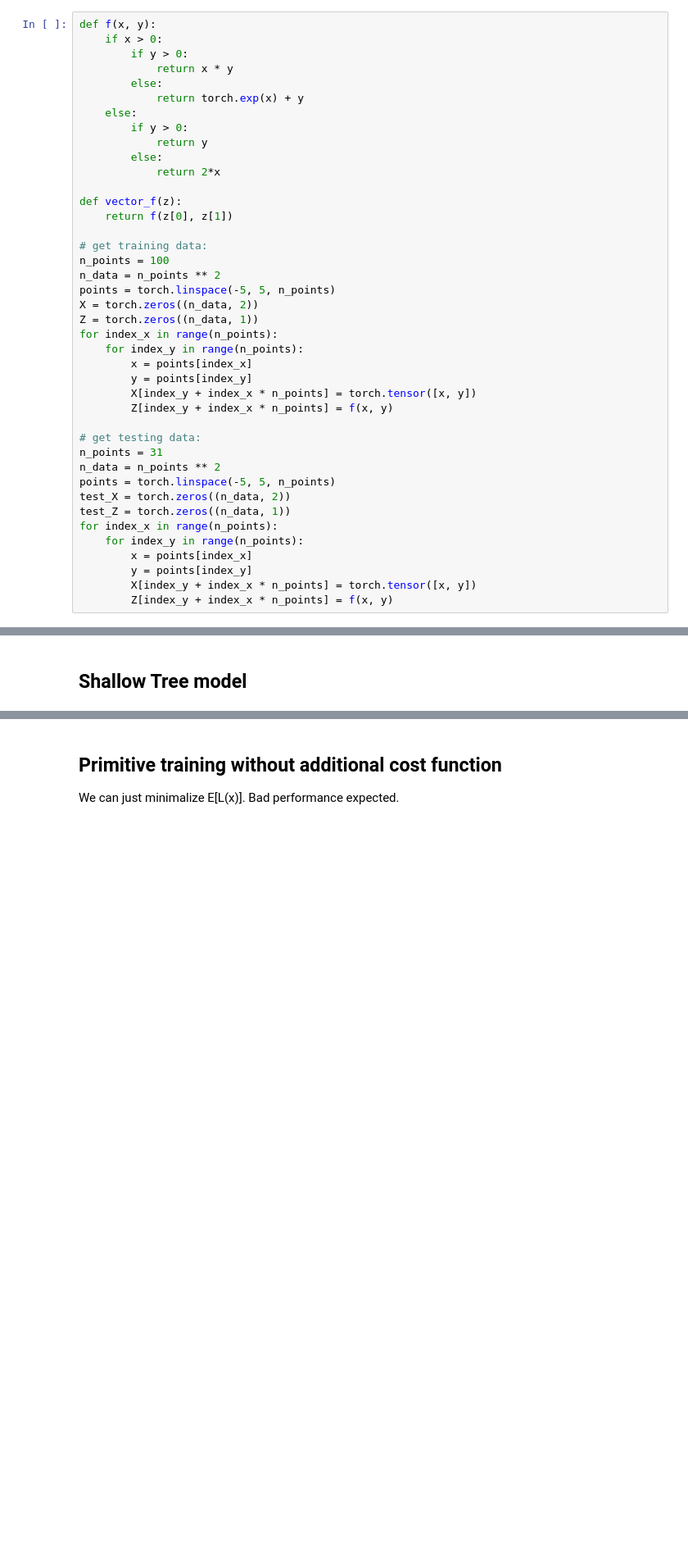
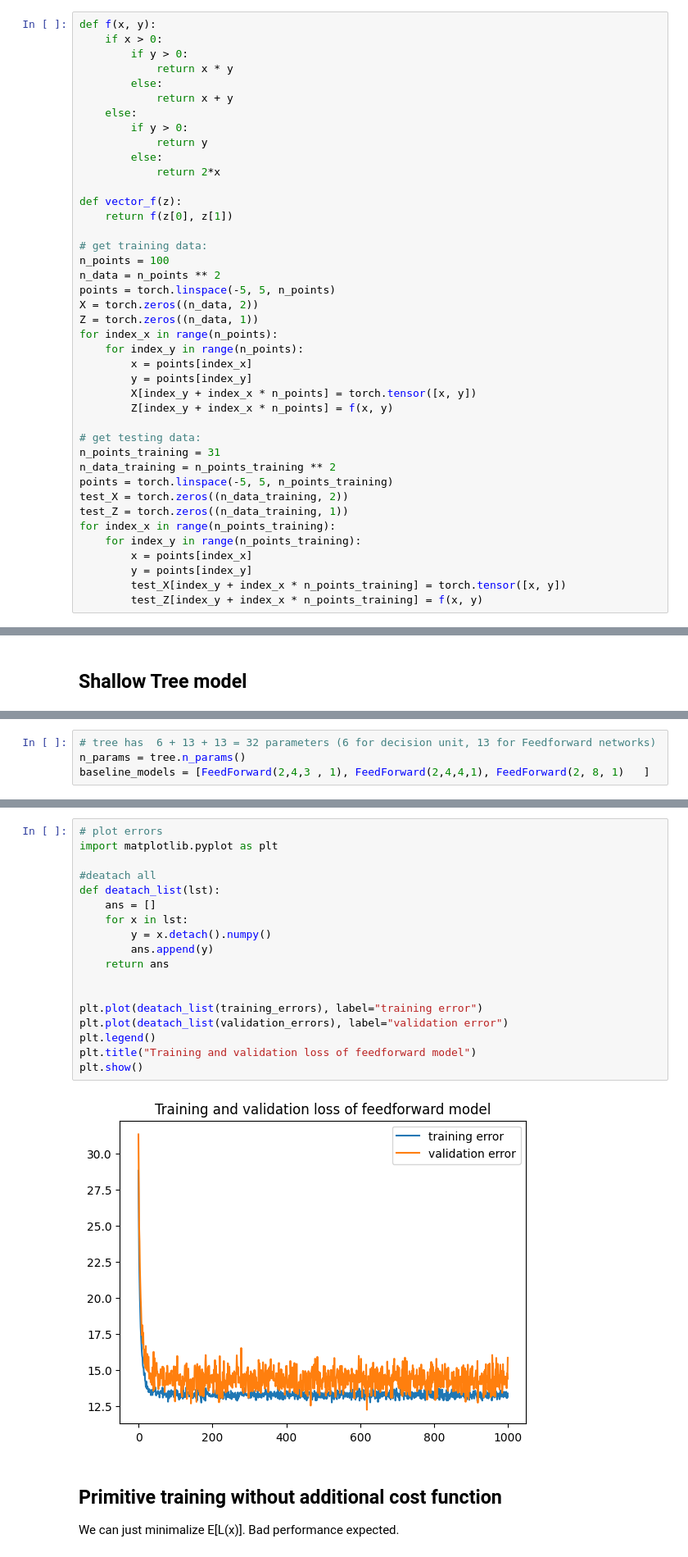
Before and after one commit to urhprimozic/tree-nn, a Jupyter notebook: notebooks/1. introduction.ipynb, the cells around one changed output, grey strips where cells are left out. Shown: that part at 82% size. Drawn from its saved outputs; the diff is of its cells as text; blank space fills up the shorter version.

```diff
--- a/notebooks/1. introduction.ipynb
+++ b/notebooks/1. introduction.ipynb
@@ -54,7 +82,7 @@ def f(x, y):
         if y > 0:
             return x * y
         else:
-            return torch.exp(x) + y
+            return x + y
     else:
         if y > 0:
             return y
@@ -78,14 +106,14 @@ for index_x in range(n_points):
         Z[index_y + index_x * n_points] = f(x, y)
 
 # get testing data:
-n_points = 31
-n_data = n_points ** 2
-points = torch.linspace(-5, 5, n_points)
-test_X = torch.zeros((n_data, 2))
-test_Z = torch.zeros((n_data, 1))
-for index_x in range(n_points):
-    for index_y in range(n_points):
+n_points_training = 31
+n_data_training = n_points_training ** 2
+points = torch.linspace(-5, 5, n_points_training)
+test_X = torch.zeros((n_data_training, 2))
+test_Z = torch.zeros((n_data_training, 1))
+for index_x in range(n_points_training):
+    for index_y in range(n_points_training):
         x = points[index_x]
         y = points[index_y]
-        X[index_y + index_x * n_points] = torch.tensor([x, y])
-        Z[index_y + index_x * n_points] = f(x, y)
+        test_X[index_y + index_x * n_points_training] = torch.tensor([x, y])
+        test_Z[index_y + index_x * n_points_training] = f(x, y)
@@ -96,0 +138,4 @@ tree = Tree(2, 2, [FeedForward(2, 3, 1), FeedForward(2, 3, 1)])
+# %%
+# tree has  6 + 13 + 13 = 32 parameters (6 for decision unit, 13 for Feedforward networks)
+n_params = tree.n_params()
+baseline_models = [FeedForward(2,4,3 , 1), FeedForward(2,4,4,1), FeedForward(2, 8, 1)   ]
@@ -97,3 +213,23 @@ tree = Tree(2, 2, [FeedForward(2, 3, 1), FeedForward(2, 3, 1)])
+# %%
+# plot errors
+import matplotlib.pyplot as plt
+
+#deatach all
+def deatach_list(lst):
+    ans = []
+    for x in lst:
+        y = x.detach().numpy()
+        ans.append(y)
+    return ans
+
+
+plt.plot(deatach_list(training_errors), label="training error")
+plt.plot(deatach_list(validation_errors), label="validation error")
+plt.legend()
+plt.title("Training and validation loss of feedforward model")
+plt.show()
+# %% [output]
+[figure, added]
 # %% [markdown]
 ## Primitive training without additional cost function
 We can just minimalize E[L(x)]. Bad performance expected.
```
Also changed, not shown: parts of 12 cells of this notebook, 2 other files.
